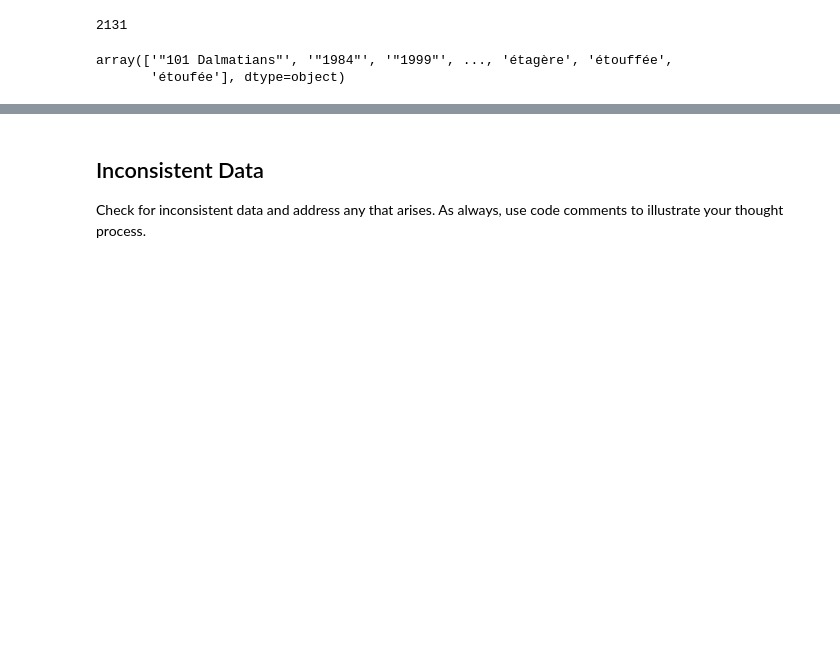
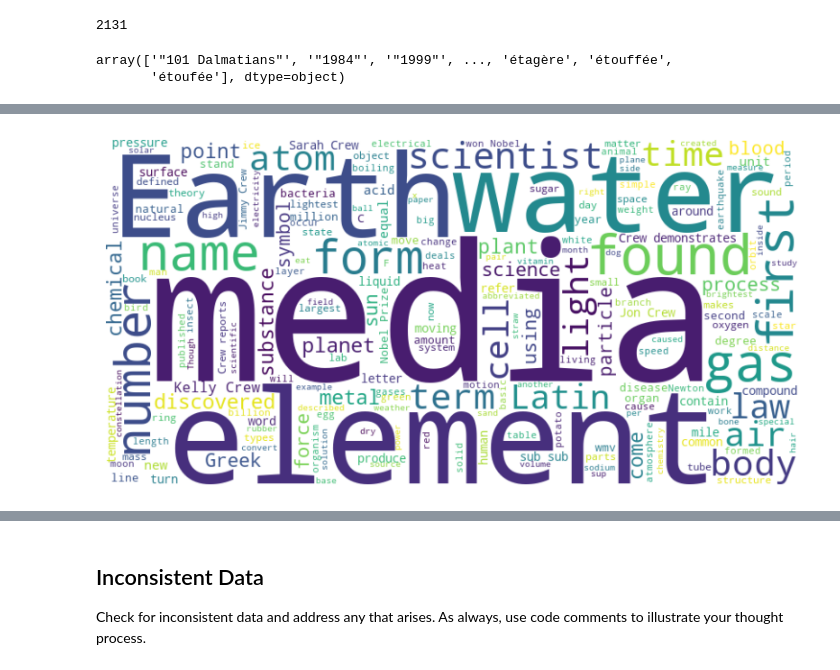
Before and after one commit to MC-18/cleaning-data-checkpoint, a Jupyter notebook: checkpoint-three.ipynb, the cells around one changed output, grey strips where cells are left out. Cells and saved outputs as stored; diff of their text form; code cells hidden in the pictures; blank space fills up the shorter version.

```diff
--- a/checkpoint-three.ipynb
+++ b/checkpoint-three.ipynb
@@ -280,0 +359,4 @@ array(['"101 Dalmatians"', '"1984"', '"1999"', ..., 'étagère', 'étouffée',
+# %%
+# words in questions of Science category only
+science_questions = jeopardy_df[jeopardy_df['Category']=='SCIENCE']['clean_question']
+print(science_questions)
@@ -280,0 +376,12 @@ array(['"101 Dalmatians"', '"1984"', '"1999"', ..., 'étagère', 'étouffée',
+# %%
+# word cloud of science only questions
+text = " ".join(science_questions)
+
+wordcloud = WordCloud(width=800, height=400, background_color="white", stopwords=stopwords, max_words=200).generate(text)
+
+plt.figure(figsize=(10, 5))
+plt.imshow(wordcloud, interpolation="bilinear")
+plt.axis("off")
+plt.show()
+# %% [output]
+[figure, added]
```
Also changed, not shown: parts of 14 cells of this notebook, 4 other files.
